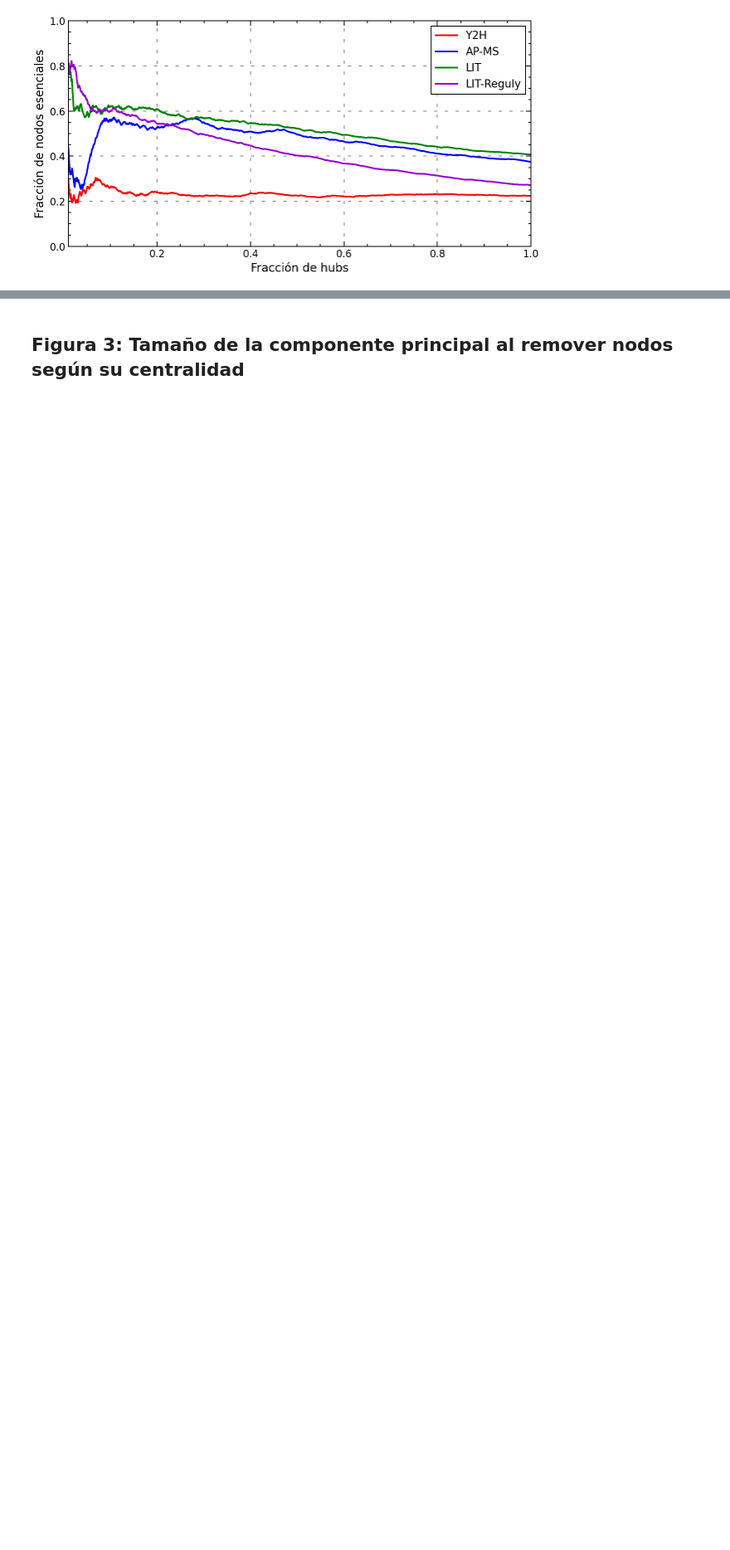
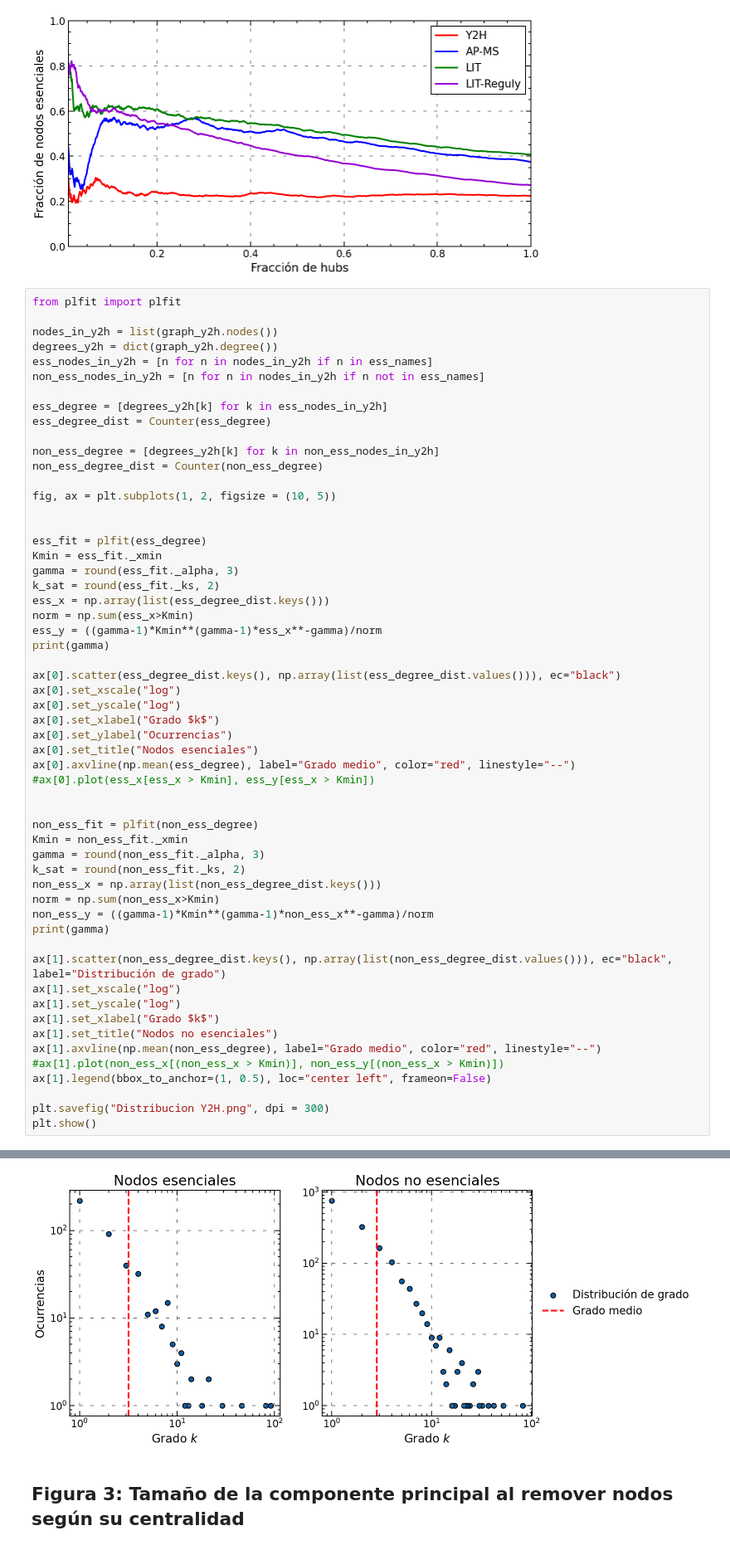
Before and after one commit to facundojgarcia02/CoNet, a Jupyter notebook: TP3/TP3 copy Facu.ipynb, the cells around one changed output, grey strips where cells are left out. Shown at 83% size. Drawn from its saved outputs; the diff is of its cells as text; blank space fills up the shorter version.

```diff
--- a/TP3/TP3 copy Facu.ipynb
+++ b/TP3/TP3 copy Facu.ipynb
@@ -549,3 +549,60 @@ ax.legend()
 plt.show()
 # %% [output]
 [figure]
+# %%
+from plfit import plfit
+
+nodes_in_y2h = list(graph_y2h.nodes())
+degrees_y2h = dict(graph_y2h.degree())
+ess_nodes_in_y2h = [n for n in nodes_in_y2h if n in ess_names]
+non_ess_nodes_in_y2h = [n for n in nodes_in_y2h if n not in ess_names]
+
+ess_degree = [degrees_y2h[k] for k in ess_nodes_in_y2h]
+ess_degree_dist = Counter(ess_degree)
+
+non_ess_degree = [degrees_y2h[k] for k in non_ess_nodes_in_y2h]
+non_ess_degree_dist = Counter(non_ess_degree)
+
+fig, ax = plt.subplots(1, 2, figsize = (10, 5))
+
+
+ess_fit = plfit(ess_degree)
+Kmin = ess_fit._xmin
+gamma = round(ess_fit._alpha, 3)
+k_sat = round(ess_fit._ks, 2)
+ess_x = np.array(list(ess_degree_dist.keys()))
+norm = np.sum(ess_x>Kmin)
+ess_y = ((gamma-1)*Kmin**(gamma-1)*ess_x**-gamma)/norm
+print(gamma)
+
+ax[0].scatter(ess_degree_dist.keys(), np.array(list(ess_degree_dist.values())), ec="black")
+ax[0].set_xscale("log")
+ax[0].set_yscale("log")
+ax[0].set_xlabel("Grado $k$")
+ax[0].set_ylabel("Ocurrencias")
+ax[0].set_title("Nodos esenciales")
+ax[0].axvline(np.mean(ess_degree), label="Grado medio", color="red", linestyle="--")
+#ax[0].plot(ess_x[ess_x > Kmin], ess_y[ess_x > Kmin])
+
+
+non_ess_fit = plfit(non_ess_degree)
+Kmin = non_ess_fit._xmin
+gamma = round(non_ess_fit._alpha, 3)
+k_sat = round(non_ess_fit._ks, 2)
+non_ess_x = np.array(list(non_ess_degree_dist.keys()))
+norm = np.sum(non_ess_x>Kmin)
+non_ess_y = ((gamma-1)*Kmin**(gamma-1)*non_ess_x**-gamma)/norm
+print(gamma)
+
+ax[1].scatter(non_ess_degree_dist.keys(), np.array(list(non_ess_degree_dist.values())), ec="black", label="Distribución de grado")
+ax[1].set_xscale("log")
+ax[1].set_yscale("log")
+ax[1].set_xlabel("Grado $k$")
+ax[1].set_title("Nodos no esenciales")
+ax[1].axvline(np.mean(non_ess_degree), label="Grado medio", color="red", linestyle="--")
+#ax[1].plot(non_ess_x[(non_ess_x > Kmin)], non_ess_y[(non_ess_x > Kmin)])
+ax[1].legend(bbox_to_anchor=(1, 0.5), loc="center left", frameon=False)
+
+plt.savefig("Distribucion Y2H.png", dpi = 300)
+plt.show()
+# %% [output]
@@ -552,3 +611,4 @@ plt.show()
+[figure, added]
 # %% [markdown]
 ## Figura 3: Tamaño de la componente principal al remover nodos según su centralidad
 # %%
```
Also changed, not shown: parts of 2 cells of this notebook.
